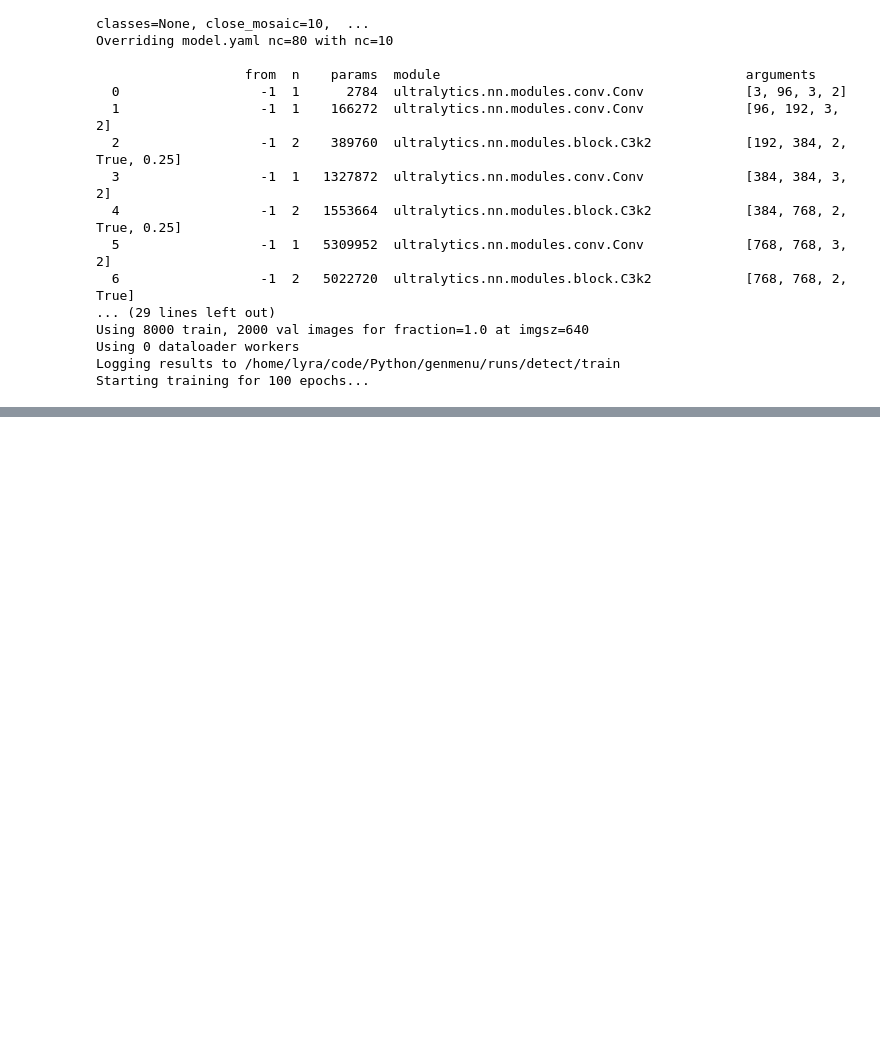
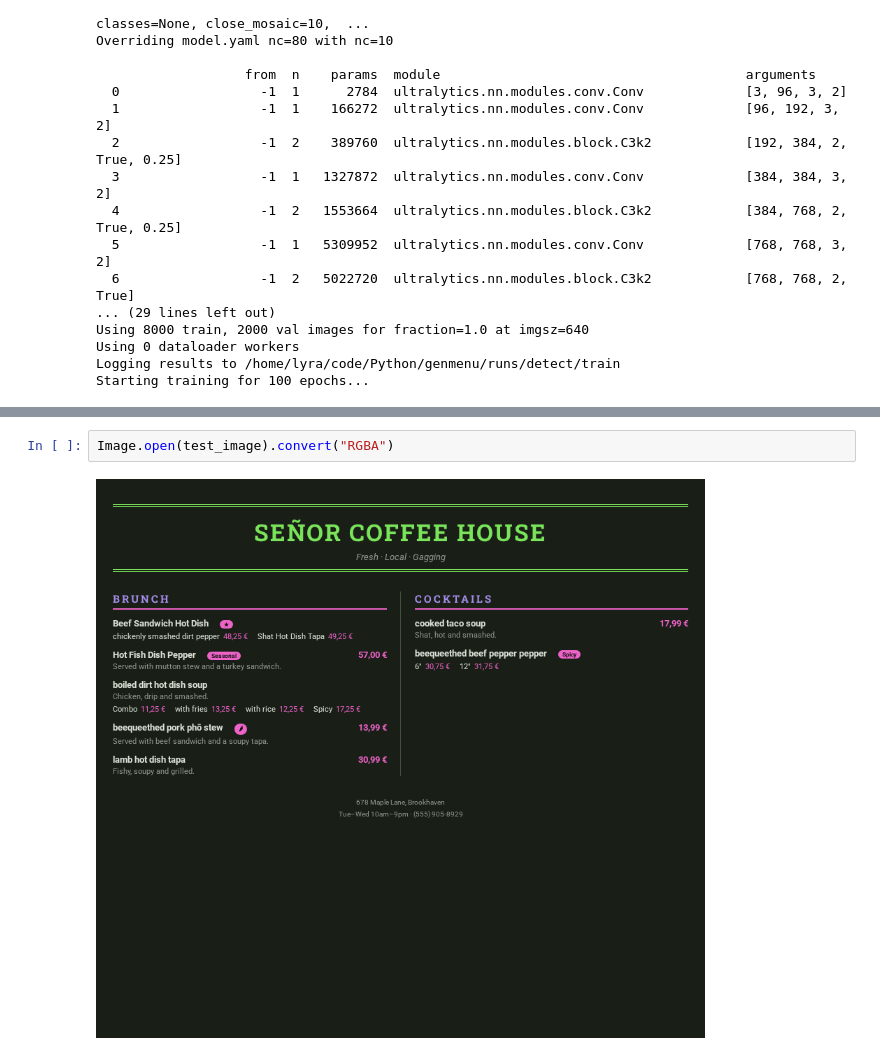
Before and after one commit to biggeryetbetter/genmenu, a Jupyter notebook: TrainingYOLO26.ipynb, the cells around one changed output, grey strips where cells are left out. Saved outputs shown, nothing was run; the diff lists cells and outputs as text; blank space fills up the shorter version.

```diff
--- a/TrainingYOLO26.ipynb
+++ b/TrainingYOLO26.ipynb
@@ -69,0 +107,4 @@ Starting training for 100 epochs...
+# %%
+Image.open(test_image).convert("RGBA")
+# %% [output]
+[figure, added]
```
Also changed, not shown: parts of 5 cells of this notebook, 8 other files.
